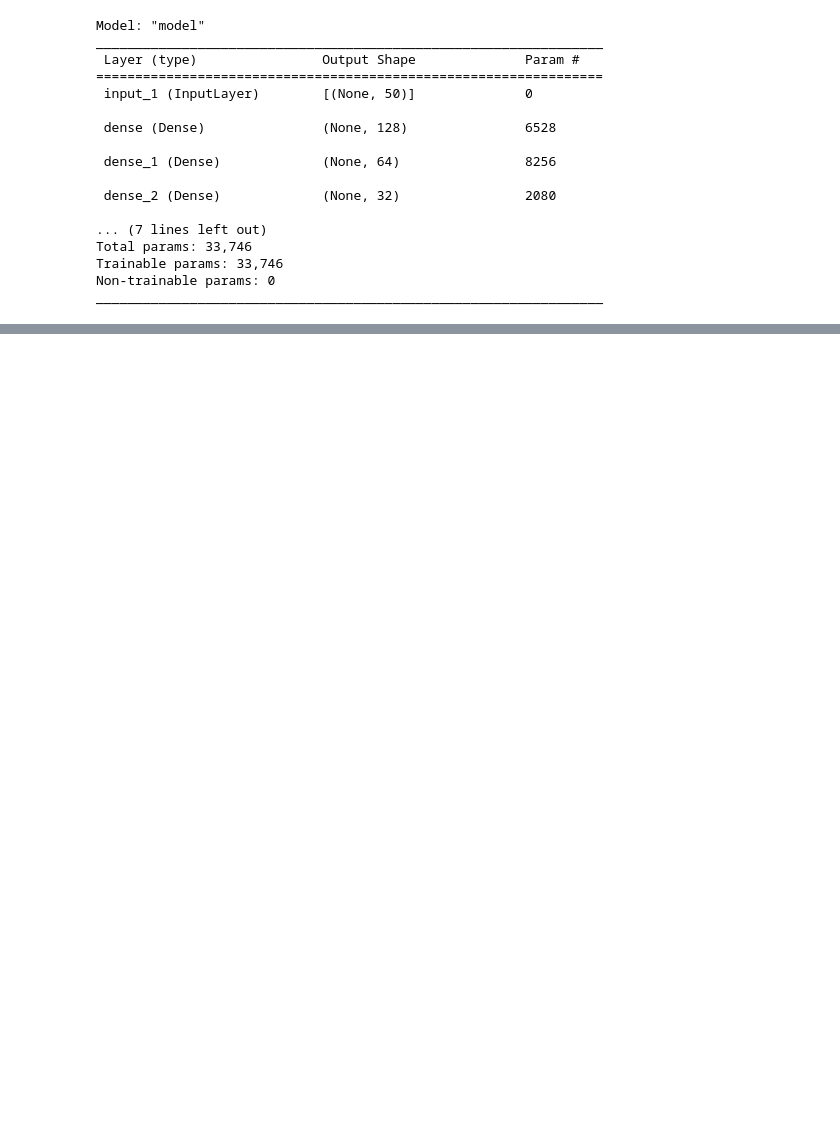
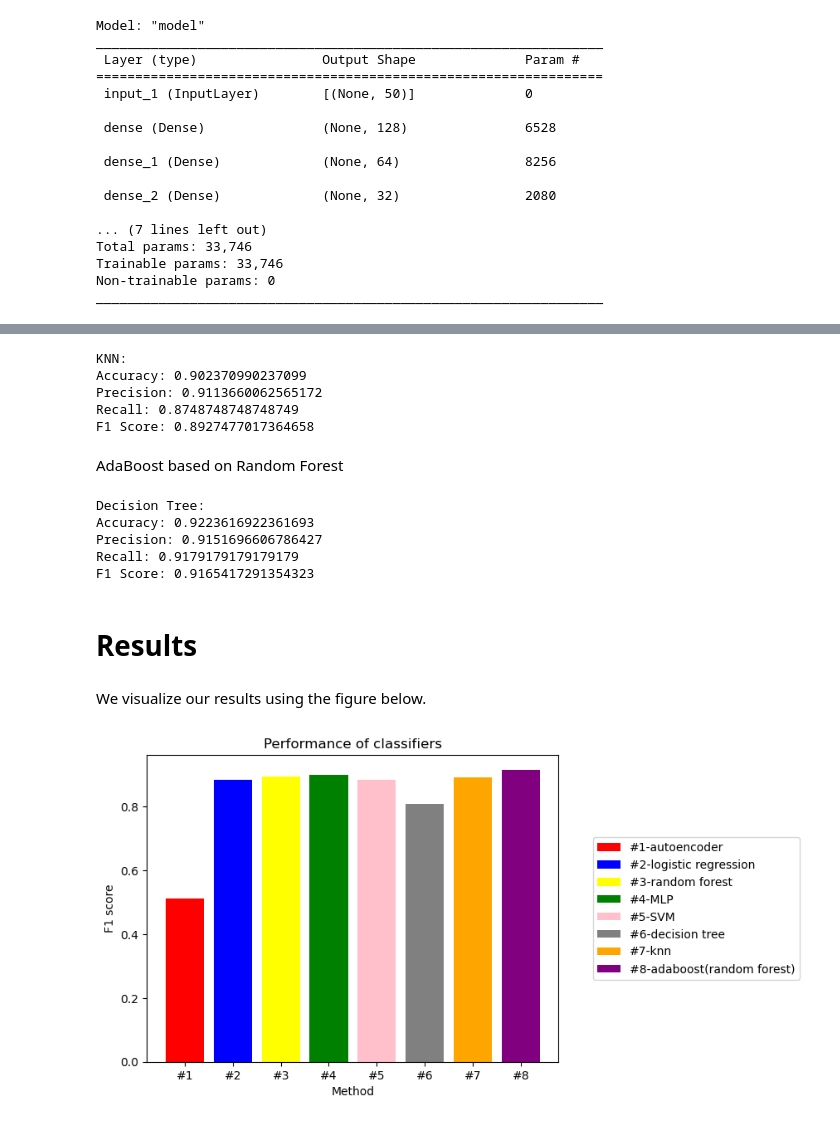
Before and after one commit to melody777k/ML_PROJECT, a Jupyter notebook: ML_project_new.ipynb, the cells around one changed output, grey strips where cells are left out. Drawn from its saved outputs; the diff is of its cells as text; code cells hidden in the pictures; blank space fills up the shorter version.

Commit message:
Add Chart

```diff
--- a/ML_project_new.ipynb
+++ b/ML_project_new.ipynb
@@ -441,0 +402,67 @@ F1 Score: 0.9053580370555834
+# %%
+from sklearn.neighbors import KNeighborsClassifier
+
+#Train
+knn = KNeighborsClassifier(n_neighbors=5, metric="cosine")
+knn.fit(X_train, y_train)
+
+#Predict
+y_pred_knn = knn.predict(X_test)
+
+# Calculate metrics
+accuracy_knn = accuracy_score(y_test, y_pred_knn)
+precision_knn = precision_score(y_test, y_pred_knn)
+recall_knn = recall_score(y_test, y_pred_knn)
+f1_knn = f1_score(y_test, y_pred_knn)
+
+print(f"KNN:\nAccuracy: {accuracy_knn}\nPrecision: {precision_knn}\nRecall: {recall_knn}\nF1 Score: {f1_knn}")
+# %% [output]
+KNN:
+Accuracy: 0.902370990237099
+Precision: 0.9113660062565172
+Recall: 0.8748748748748749
+F1 Score: 0.8927477017364658
+# %% [markdown]
+AdaBoost based on Random Forest
+# %%
+from sklearn.ensemble import AdaBoostClassifier
+from sklearn.ensemble import RandomForestClassifier
+
+#Train
+rf = RandomForestClassifier(max_depth=10, random_state=0)
+ada = AdaBoostClassifier(estimator = rf, n_estimators=10)
+ada.fit(X_train, y_train)
+
+#Predict
+y_pred_ada = ada.predict(X_test)
+
+# Calculate metrics
+accuracy_ada = accuracy_score(y_test, y_pred_ada)
+precision_ada = precision_score(y_test, y_pred_ada)
+recall_ada = recall_score(y_test, y_pred_ada)
+f1_ada = f1_score(y_test, y_pred_ada)
+
+print(f"Decision Tree:\nAccuracy: {accuracy_ada}\nPrecision: {precision_ada}\nRecall: {recall_ada}\nF1 Score: {f1_ada}")
+# %% [output]
+Decision Tree:
+Accuracy: 0.9223616922361693
+Precision: 0.9151696606786427
+Recall: 0.9179179179179179
+F1 Score: 0.9165417291354323
+# %% [markdown]
+# Results
+# %% [markdown]
+We visualize our results using the figure below.
+# %%
+import matplotlib.pyplot as plt
+temp = ["#1","#2","#3","#4","#5","#6","#7","#8"]
+x = ["#1-autoencoder","#2-logistic regression","#3-random forest","#4-MLP","#5-SVM","#6-decision tree","#7-knn","#8-adaboost(random forest)"]
+y = [f1,f1_log_reg,f1_rf,f1_mlp,f1_svc,f1_dt,f1_knn,f1_ada]
+plt.bar(temp,y,label=x, color=np.array(["red","blue","yellow","green","pink","grey","orange","purple"]))
+plt.xlabel('Method')
+plt.ylabel('F1 score')
+plt.title('Performance of classifiers')
+plt.legend(loc="center right",bbox_to_anchor=(1.6, 0.5))
+plt.show()
+# %% [output]
+[figure, added]
```
Also changed, not shown: parts of 45 cells of this notebook.
